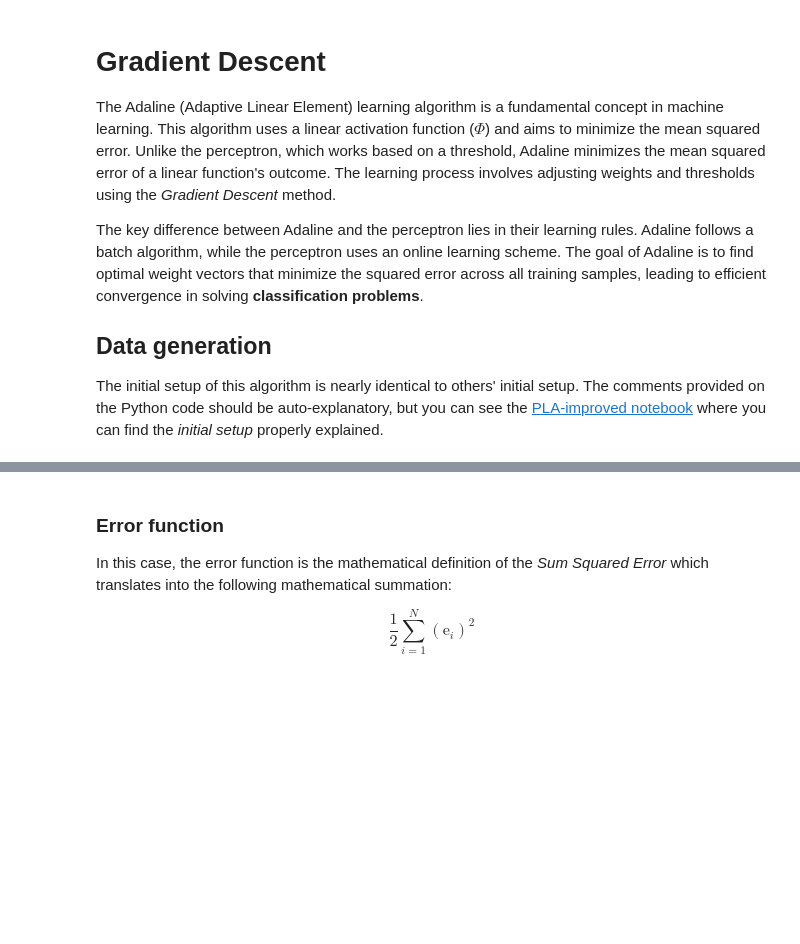
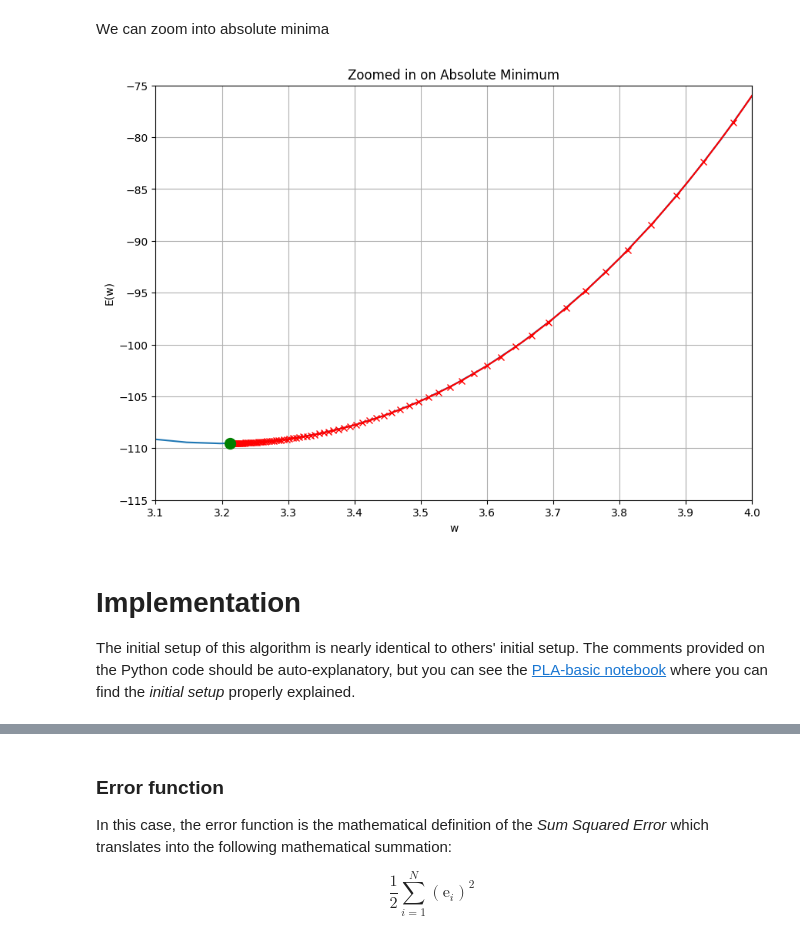
Before and after one commit to imAlessas/machine-learning, a Jupyter notebook: algorithms/gradient-descent/GD-basic.ipynb, the cells around one changed output, grey strips where cells are left out. Saved outputs shown, nothing was run; the diff lists cells and outputs as text; code cells hidden in the pictures; blank space fills up the shorter version.

```diff
--- a/algorithms/gradient-descent/GD-basic.ipynb
+++ b/algorithms/gradient-descent/GD-basic.ipynb
@@ -1,14 +145,32 @@
+# %% [markdown]
+We can zoom into absolute minima
+# %%
+plt.figure(figsize=(10, 7))
+
+# limit the view
+plt.xlim(3.1, 4)
+plt.ylim(-115, -75)
+
+# plot error function
+plt.plot(x_vals, f(x_vals))
+
+# plot GD
+plt.plot(x_history, [f(x) for x in x_history], 'rx-')
+
+# insert abs minima
+plt.plot(min, f(min), 'go', markersize=10)
+
+# general settings
+plt.xlabel('w')
+plt.ylabel('E(w)')
+plt.title('Zoomed in on Absolute Minimum')
+plt.grid()
+# %% [output]
+[figure, added]
 # %% [markdown]
-# Gradient Descent
+# Implementation
 
-The Adaline (Adaptive Linear Element) learning algorithm is a fundamental concept in machine learning. This algorithm uses a linear activation function ($\Phi$) and aims to minimize the mean squared error. Unlike the perceptron, which works based on a threshold, Adaline minimizes the mean squared error of a linear function's outcome. The learning process involves adjusting weights and thresholds using the _Gradient Descent_ method.
-
-The key difference between Adaline and the perceptron lies in their learning rules. Adaline follows a batch algorithm, while the perceptron uses an online learning scheme. The goal of Adaline is to find optimal weight vectors that minimize the squared error across all training samples, leading to efficient convergence in solving __classification problems__.
-
-
-## Data generation
-
-The initial setup of this algorithm is nearly identical to others' initial setup. The comments provided on the Python code should be auto-explanatory, but you can see the [PLA-improved notebook](https://github.com/imAlessas/neural-networks/blob/main/algorithms/perceptron/PLA-improved.ipynb) where you can find the _initial setup_ properly explained.
+The initial setup of this algorithm is nearly identical to others' initial setup. The comments provided on the Python code should be auto-explanatory, but you can see the [PLA-basic notebook](https://github.com/imAlessas/neural-networks/blob/main/algorithms/perceptron/PLA-basic.ipynb) where you can find the _initial setup_ properly explained.
 # %%
 import numpy as np
 import matplotlib.pyplot as plt
```
Also changed, not shown: parts of 8 cells of this notebook.
